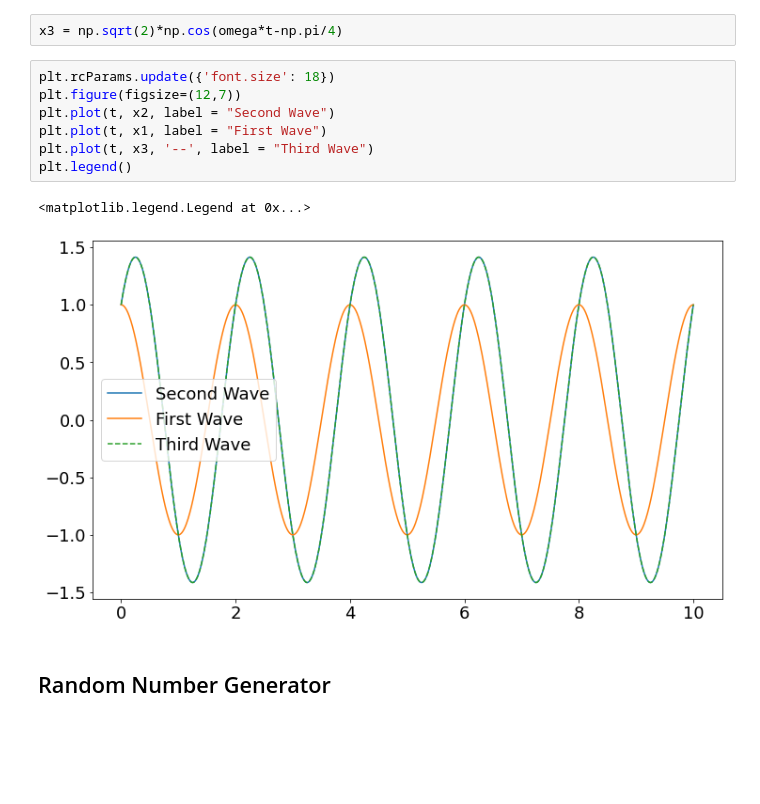
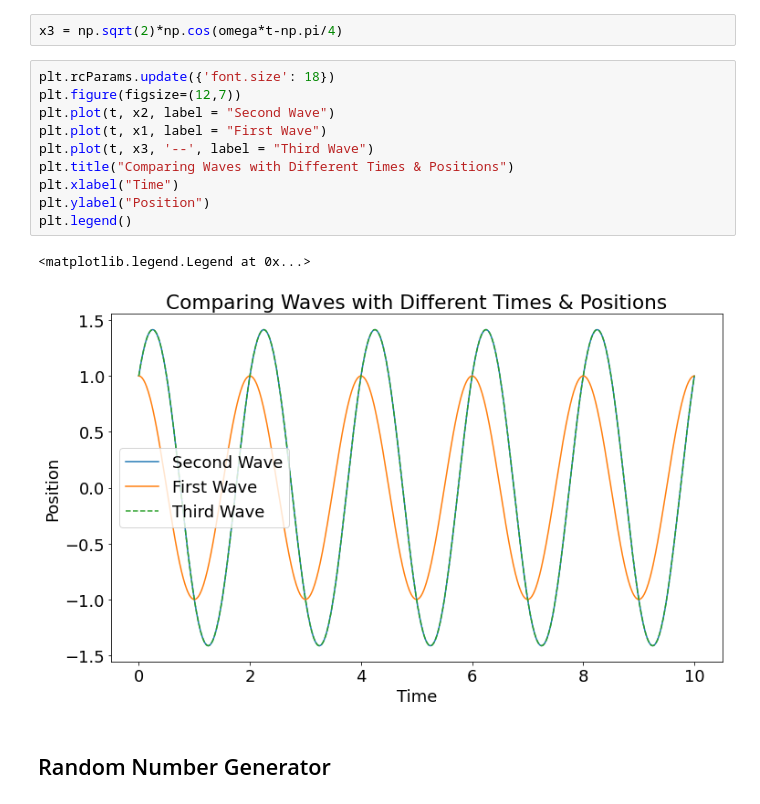
Before and after one commit to lizkapelevich/Matrix_Multiply, a Jupyter notebook: Precursor to the Project.ipynb, the cells around one changed output. Drawn from its saved outputs; the diff is of its cells as text; blank space fills up the shorter version.

```diff
--- a/Precursor to the Project.ipynb
+++ b/Precursor to the Project.ipynb
@@ -52,13 +55,16 @@ x3 = np.sqrt(2)*np.cos(omega*t-np.pi/4)
 # %%
 plt.rcParams.update({'font.size': 18})
 plt.figure(figsize=(12,7))
 plt.plot(t, x2, label = "Second Wave")
 plt.plot(t, x1, label = "First Wave")
 plt.plot(t, x3, '--', label = "Third Wave")
+plt.title("Comparing Waves with Different Times & Positions")
+plt.xlabel("Time")
+plt.ylabel("Position")
 plt.legend()
 # %% [output]
 <matplotlib.legend.Legend at 0x...>
-[figure, old version]
+[figure, new version]
 # %% [markdown]
 ## Random Number Generator
 # %%
```
Also changed, not shown: parts of 8 cells of this notebook.
